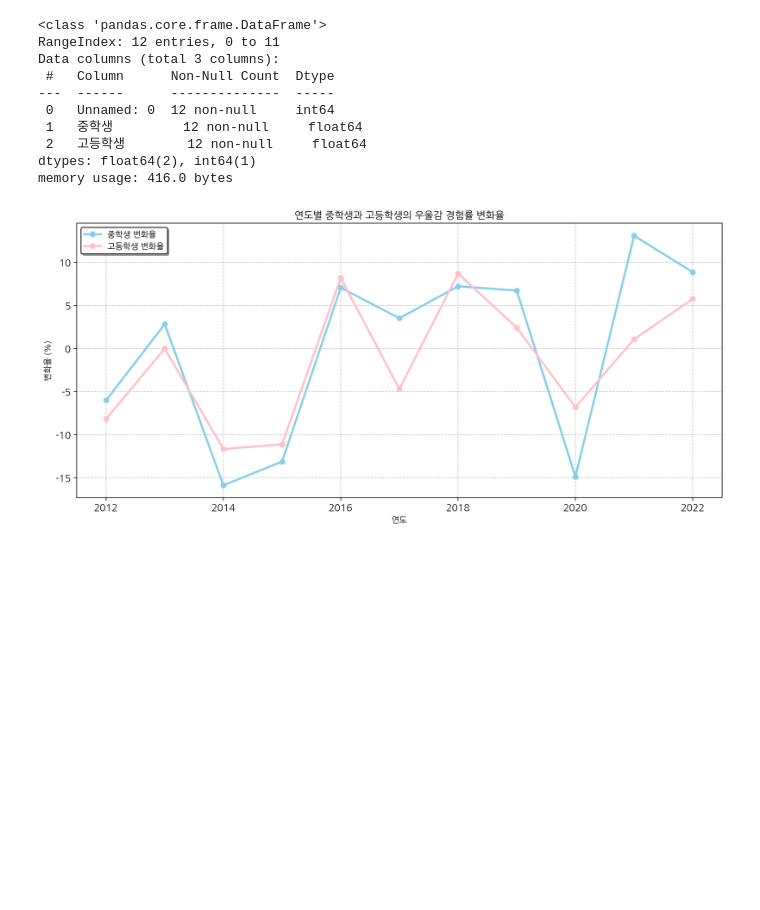
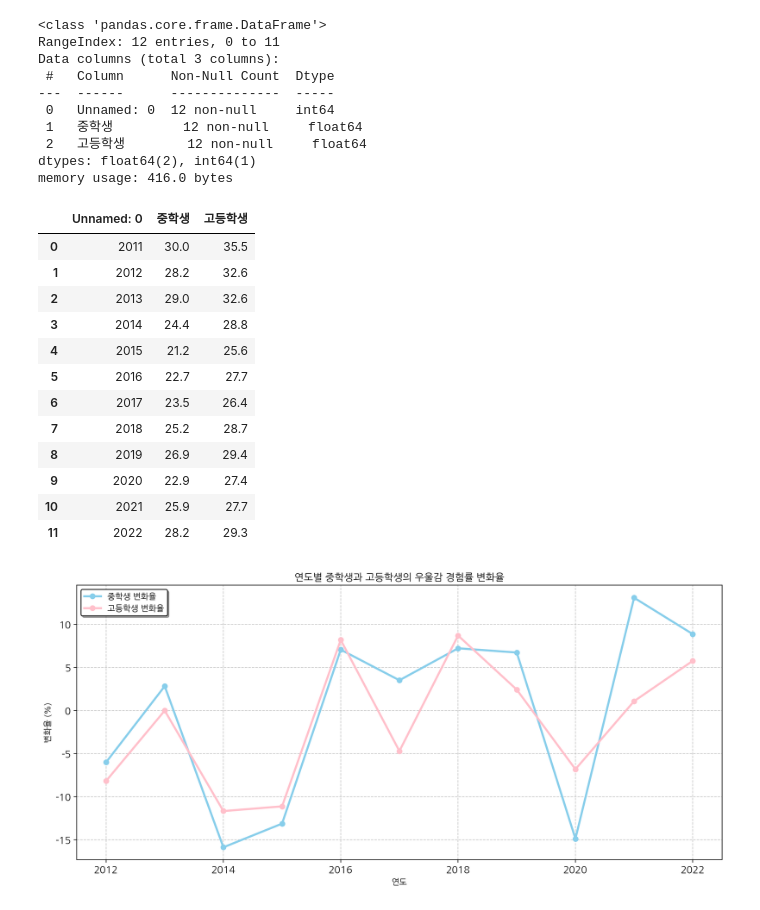
Before and after one commit to thdnjs0730/2024-1-my-BDA, a Jupyter notebook: 데이터분석과제_03조_20231596_최소원_20231596_최소원.ipynb, the cells around one changed output. Cells and saved outputs as stored; diff of their text form; code cells hidden in the pictures; blank space fills up the shorter version.

```diff
--- a/데이터분석과제_03조_20231596_최소원_20231596_최소원.ipynb
+++ b/데이터분석과제_03조_20231596_최소원_20231596_최소원.ipynb
@@ -115,6 +115,22 @@ Data columns (total 3 columns):
  2   고등학생        12 non-null     float64
 dtypes: float64(2), int64(1)
 memory usage: 416.0 bytes
+# %%
+dep_pre_df
+# %% [output]
+|  | Unnamed: 0 | 중학생 | 고등학생 |
+| 0 | 2011 | 30.0 | 35.5 |
+| 1 | 2012 | 28.2 | 32.6 |
+| 2 | 2013 | 29.0 | 32.6 |
+| 3 | 2014 | 24.4 | 28.8 |
+| 4 | 2015 | 21.2 | 25.6 |
+| 5 | 2016 | 22.7 | 27.7 |
+| 6 | 2017 | 23.5 | 26.4 |
+| 7 | 2018 | 25.2 | 28.7 |
+| 8 | 2019 | 26.9 | 29.4 |
+| 9 | 2020 | 22.9 | 27.4 |
+| 10 | 2021 | 25.9 | 27.7 |
+| 11 | 2022 | 28.2 | 29.3 |
 # %%
 # 첫 번째 열의 이름을 '연도'로 변경
 dep_pre_df.rename(columns={dep_pre_df.columns[0]: '연도'}, inplace=True)
```
Also changed, not shown: parts of 9 cells of this notebook.
